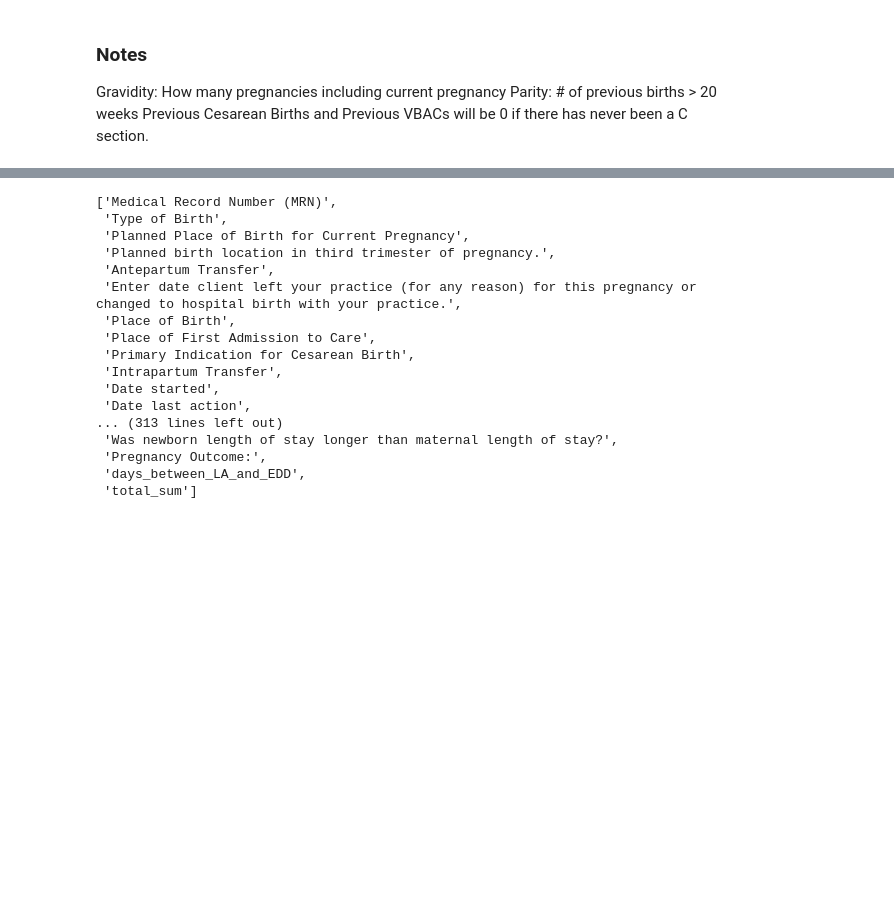
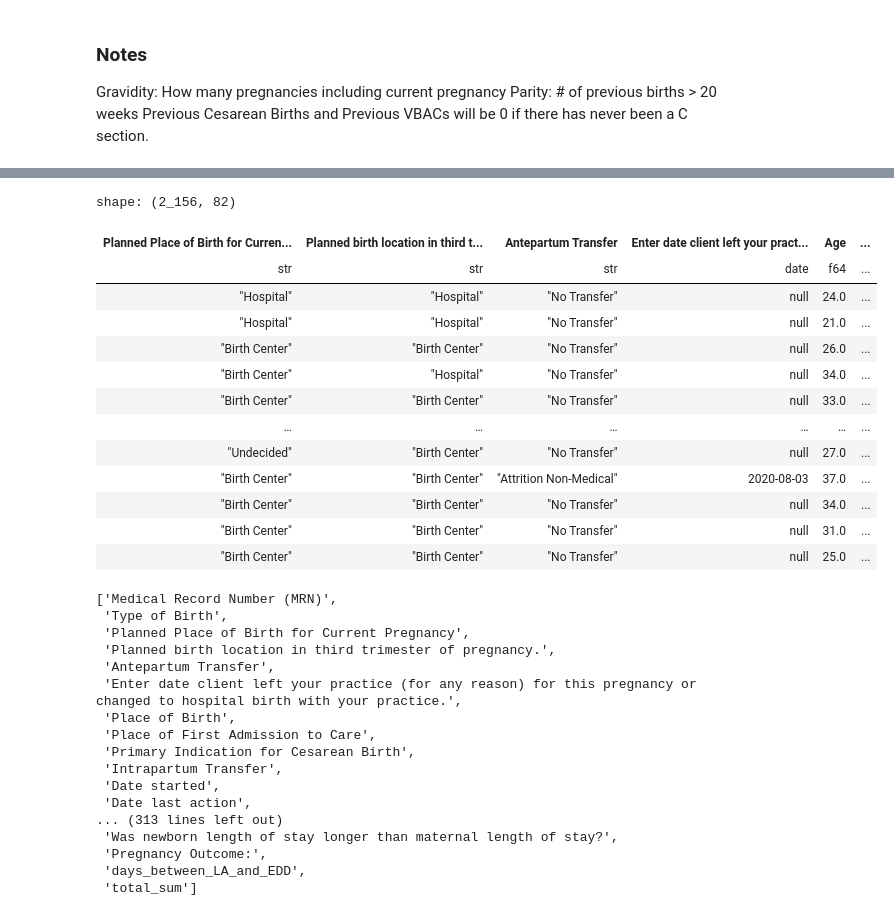
Before and after one commit to SwagmasterMatt/birth-center-outcomes-ML, a Jupyter notebook: pre_processing.ipynb, the cells around one changed output, grey strips where cells are left out. Cells and saved outputs as stored; diff of their text form; code cells hidden in the pictures; blank space fills up the shorter version.

```diff
--- a/pre_processing.ipynb
+++ b/pre_processing.ipynb
@@ -837,3 +955,22 @@ shape: (2_156, 329)
+# %%
+inspect = cleaned_df[features["Before_Labor"]]
+# %%
+inspect
+# %% [output]
+shape: (2_156, 82)
+| Planned Place of Birth for Curren... | Planned birth location in third t... | Antepartum Transfer | Enter date client left your pract... | Age | ... |
+| str | str | str | date | f64 | ... |
+| "Hospital" | "Hospital" | "No Transfer" | null | 24.0 | ... |
+| "Hospital" | "Hospital" | "No Transfer" | null | 21.0 | ... |
+| "Birth Center" | "Birth Center" | "No Transfer" | null | 26.0 | ... |
+| "Birth Center" | "Hospital" | "No Transfer" | null | 34.0 | ... |
+| "Birth Center" | "Birth Center" | "No Transfer" | null | 33.0 | ... |
+| … | … | … | … | … | ... |
+| "Undecided" | "Birth Center" | "No Transfer" | null | 27.0 | ... |
+| "Birth Center" | "Birth Center" | "Attrition Non-Medical" | 2020-08-03 | 37.0 | ... |
+| "Birth Center" | "Birth Center" | "No Transfer" | null | 34.0 | ... |
+| "Birth Center" | "Birth Center" | "No Transfer" | null | 31.0 | ... |
+| "Birth Center" | "Birth Center" | "No Transfer" | null | 25.0 | ... |
 # %%
 cleaned_df.columns
 # %% [output]
```
Also changed, not shown: parts of 15 cells of this notebook, 1 other file.
